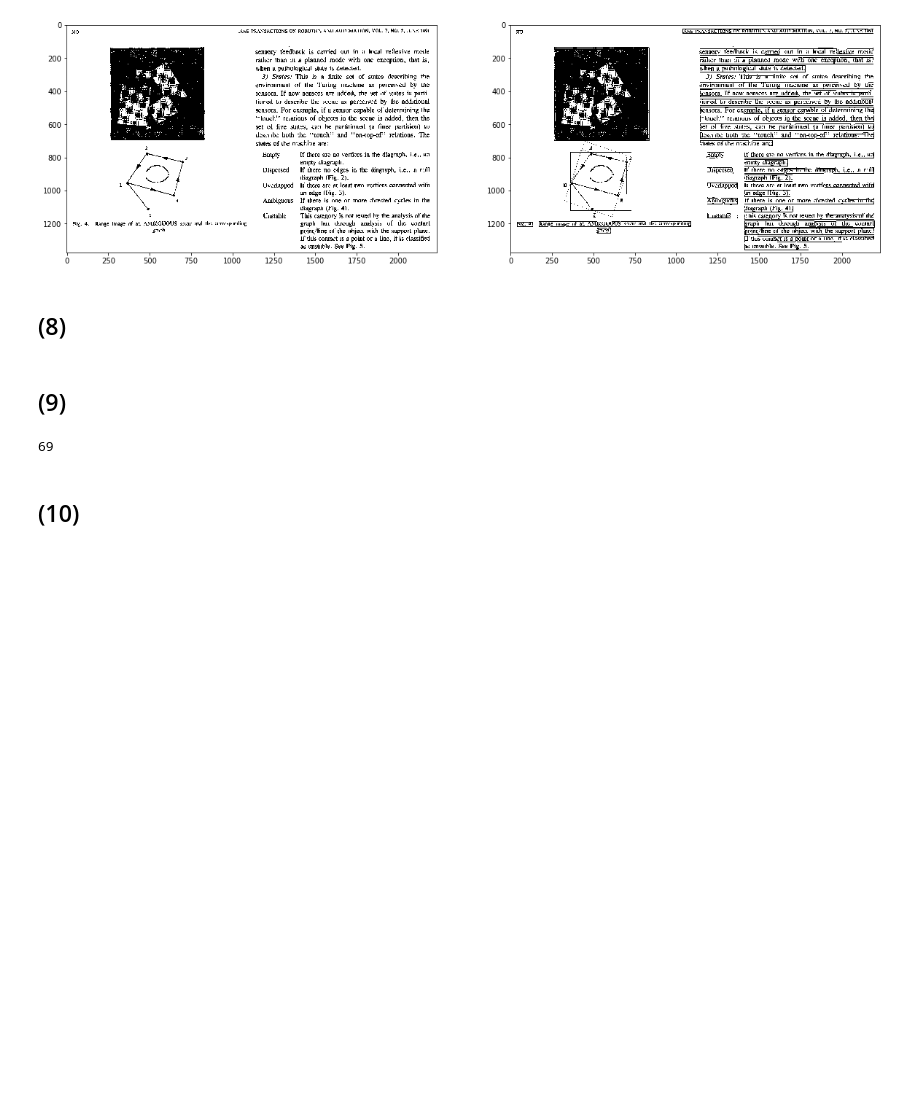
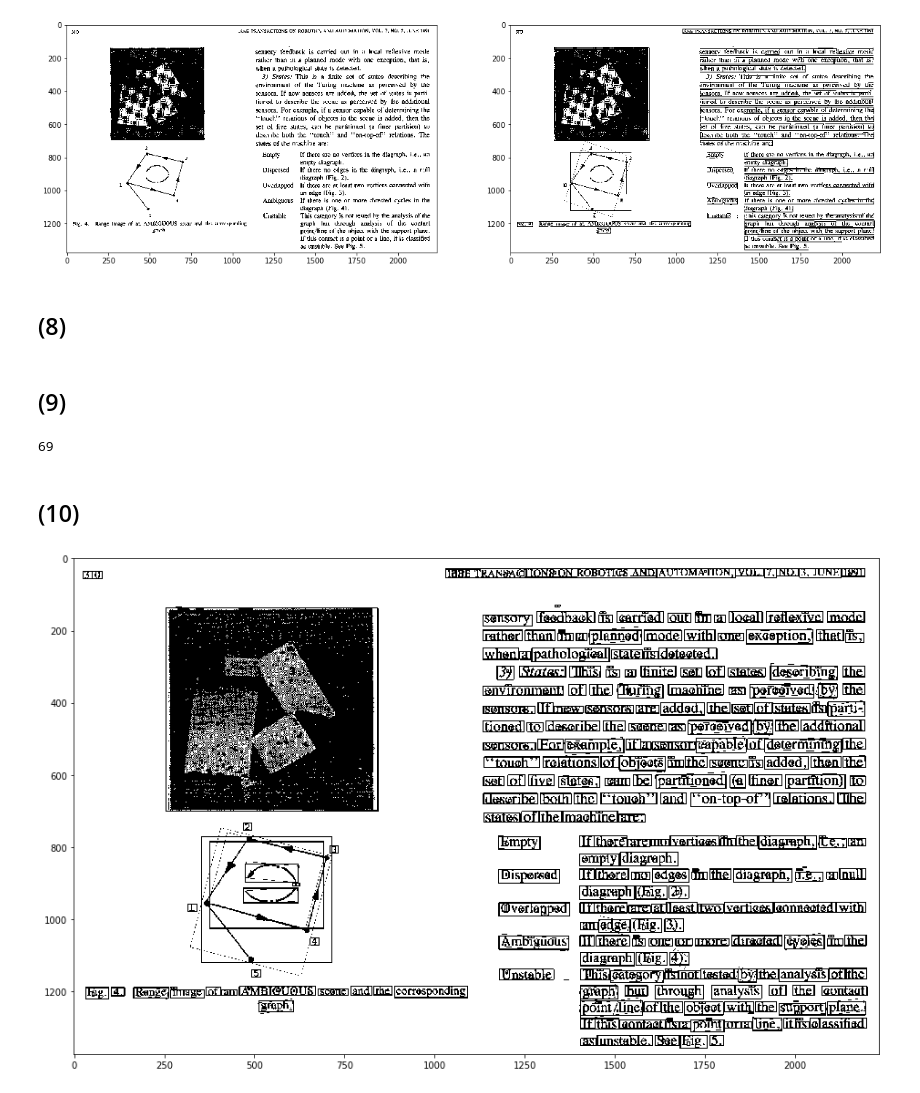
Before and after one commit to viniciusteix/pid-mo443, a Jupyter notebook: trabalho03/Trabalho 03.ipynb, the cells around one changed output. Drawn from its saved outputs; the diff is of its cells as text; code cells hidden in the pictures; blank space fills up the shorter version.

```diff
--- a/trabalho03/Trabalho 03.ipynb
+++ b/trabalho03/Trabalho 03.ipynb
@@ -178,2 +182,6 @@ for i in range(len(bounds_a)):
 # %% [markdown]
 ## (10)
+# %%
+bitmap_words = bitmap.copy()
+# %%
+bitmap_words = cv2.bitwise_not(bitmap_words)
@@ -179,0 +194,4 @@ for i in range(len(bounds_a)):
+# %%
+bitmap_words = cv2.bitwise_not(bitmap_words)
+# %%
+bitmap_box_w = bitmap_words.copy()
@@ -179,0 +212,6 @@ for i in range(len(bounds_a)):
+# %%
+plt.figure(figsize=(20,10))
+plt.imshow(bitmap_box_w,'gray')
+plt.show()
+# %% [output]
+[figure, added]
```
Also changed, not shown: parts of 15 cells of this notebook, 25 other files.
